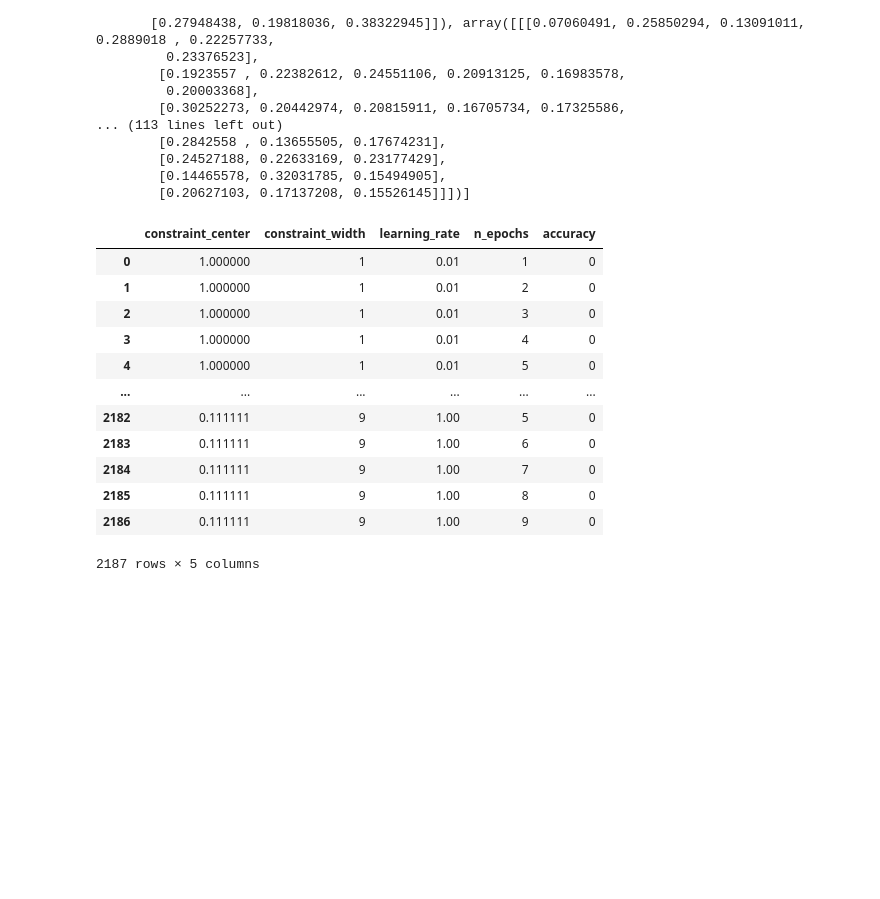
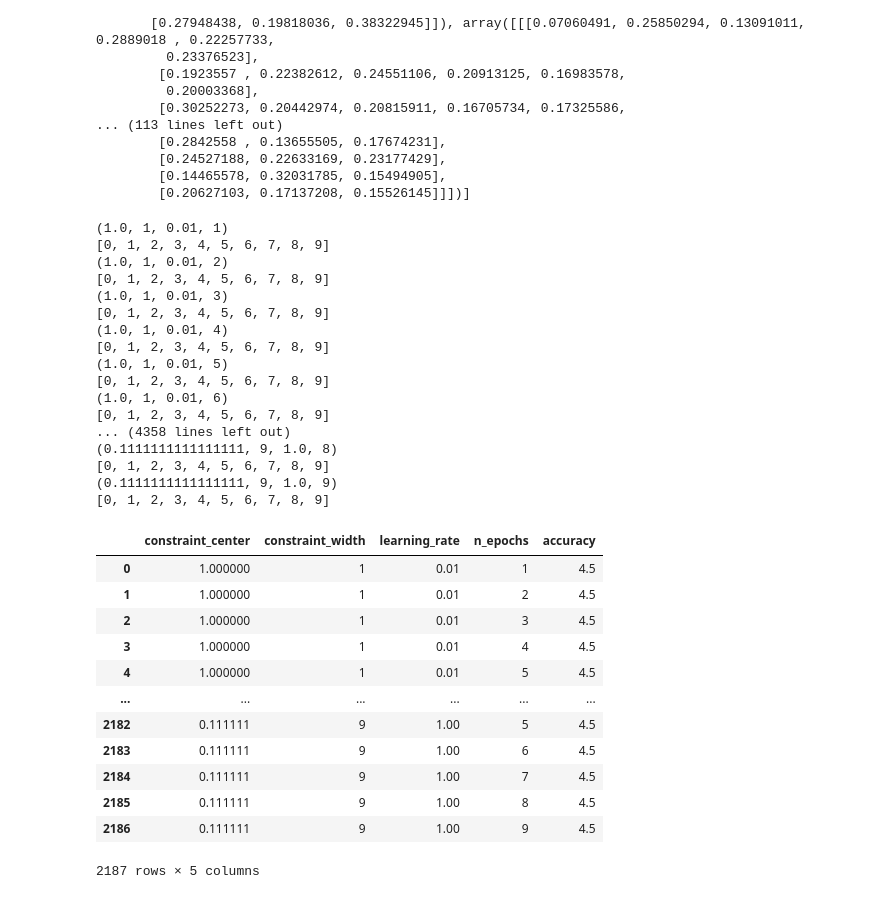
Before and after one commit to juelha/NeuroFuzzyRuleMiner, a Jupyter notebook: notebooks/Tryout_vector.ipynb, the cells around one changed output. Drawn from its saved outputs; the diff is of its cells as text; code cells hidden in the pictures; blank space fills up the shorter version.

```diff
--- a/notebooks/Tryout_vector.ipynb
+++ b/notebooks/Tryout_vector.ipynb
@@ -1369,41 +1369,65 @@ print(deltas)
 # %%
 import numpy as np
 from itertools import product
 import pandas as pd
 
 search_dict = {}
 
 search_dict['constraint_center'] = [1/x for x in np.arange(start = 1, stop = 10, step = 1)]
 search_dict['constraint_width'] = [x for x in np.arange(start = 1, stop = 10, step = 1)]
 search_dict['learning_rate'] = [0.01, 0.1, 1.0]
 search_dict['n_epochs'] = [int(x) for x in np.arange(start = 1, stop = 10, step = 1)]
 
 #print(search_dict)
 keys = search_dict.keys()
 new_dict  = {key: [] for key in search_dict.keys()}
 new_dict['accuracy'] = []
 for params in  product(*search_dict.values()):
+    print(params)
     for i, key in enumerate(search_dict):
         new_dict[key].append(params[i])
+
+    accs = []
+    for i in range(10):
+        acc = i
+        accs.append(acc)
+    print(accs)
     # for key, value in zip(search_dict.keys(), params):
     #     new_dict[key].append(value)
-    new_dict['accuracy'].append(0)
+    new_dict['accuracy'].append(np.mean(accs))
 
             # exp_dict = dict(zip(search_dict.keys(), params))
             # print(exp_dict)
             # print("\n")
 pd.DataFrame(new_dict)
 # %% [output]
+(1.0, 1, 0.01, 1)
+[0, 1, 2, 3, 4, 5, 6, 7, 8, 9]
+(1.0, 1, 0.01, 2)
+[0, 1, 2, 3, 4, 5, 6, 7, 8, 9]
+(1.0, 1, 0.01, 3)
+[0, 1, 2, 3, 4, 5, 6, 7, 8, 9]
+(1.0, 1, 0.01, 4)
+[0, 1, 2, 3, 4, 5, 6, 7, 8, 9]
+(1.0, 1, 0.01, 5)
+[0, 1, 2, 3, 4, 5, 6, 7, 8, 9]
+(1.0, 1, 0.01, 6)
+[0, 1, 2, 3, 4, 5, 6, 7, 8, 9]
+... (4358 lines left out)
+(0.1111111111111111, 9, 1.0, 8)
+[0, 1, 2, 3, 4, 5, 6, 7, 8, 9]
+(0.1111111111111111, 9, 1.0, 9)
+[0, 1, 2, 3, 4, 5, 6, 7, 8, 9]
 |  | constraint_center | constraint_width | learning_rate | n_epochs | accuracy |
-| 0 | 1.000000 | 1 | 0.01 | 1 | 0 |
-| 1 | 1.000000 | 1 | 0.01 | 2 | 0 |
-| 2 | 1.000000 | 1 | 0.01 | 3 | 0 |
-| 3 | 1.000000 | 1 | 0.01 | 4 | 0 |
-| 4 | 1.000000 | 1 | 0.01 | 5 | 0 |
+| 0 | 1.000000 | 1 | 0.01 | 1 | 4.5 |
+| 1 | 1.000000 | 1 | 0.01 | 2 | 4.5 |
+| 2 | 1.000000 | 1 | 0.01 | 3 | 4.5 |
+| 3 | 1.000000 | 1 | 0.01 | 4 | 4.5 |
+| 4 | 1.000000 | 1 | 0.01 | 5 | 4.5 |
 | ... | ... | ... | ... | ... | ... |
-| 2182 | 0.111111 | 9 | 1.00 | 5 | 0 |
-| 2183 | 0.111111 | 9 | 1.00 | 6 | 0 |
-| 2184 | 0.111111 | 9 | 1.00 | 7 | 0 |
-| 2185 | 0.111111 | 9 | 1.00 | 8 | 0 |
-| 2186 | 0.111111 | 9 | 1.00 | 9 | 0 |
+| 2182 | 0.111111 | 9 | 1.00 | 5 | 4.5 |
+| 2183 | 0.111111 | 9 | 1.00 | 6 | 4.5 |
+| 2184 | 0.111111 | 9 | 1.00 | 7 | 4.5 |
+| 2185 | 0.111111 | 9 | 1.00 | 8 | 4.5 |
+| 2186 | 0.111111 | 9 | 1.00 | 9 | 4.5 |
-2187 rows × 5 columns
+2187 rows × 5 columns
```
Also changed, not shown: 11 other files.
